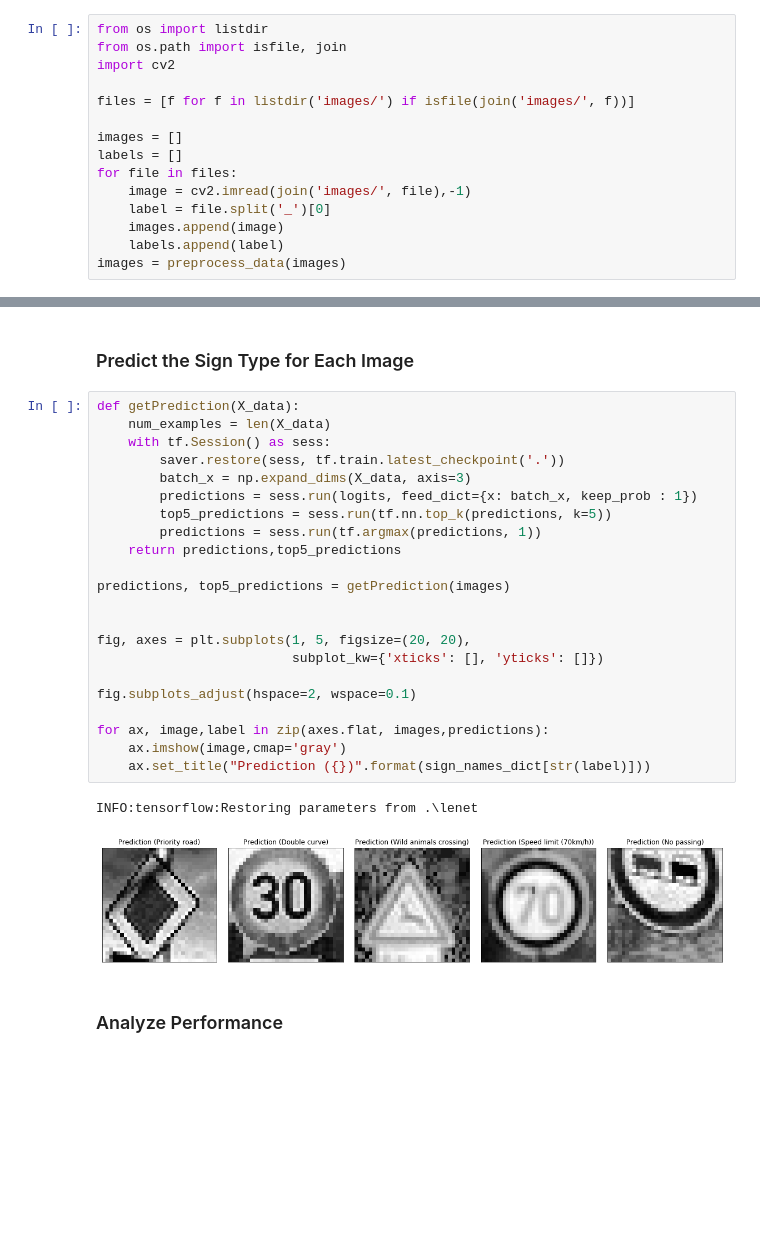
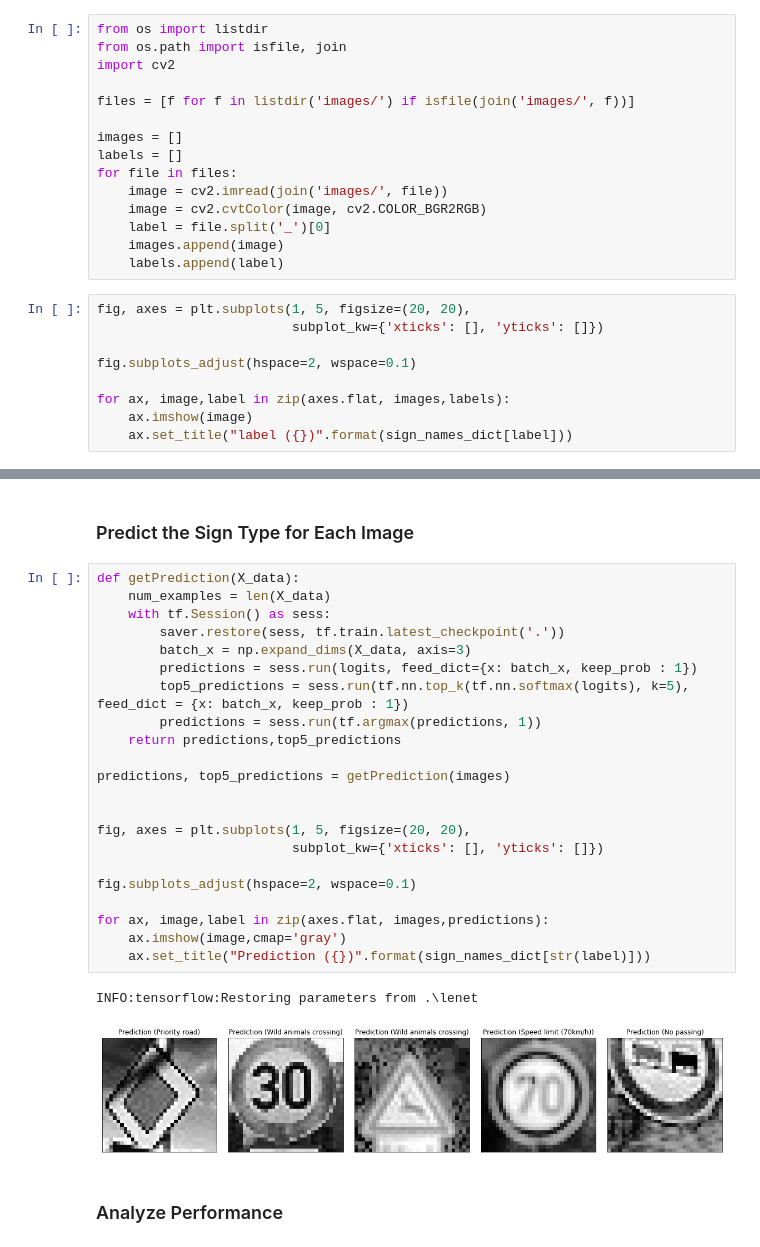
Before and after one commit to melsobky/carnd_T1_P2_tsc, a Jupyter notebook: Traffic_Sign_Classifier.ipynb, the cells around one changed output, grey strips where cells are left out. Drawn from its saved outputs; the diff is of its cells as text; blank space fills up the shorter version.

```diff
--- a/Traffic_Sign_Classifier.ipynb
+++ b/Traffic_Sign_Classifier.ipynb
@@ -517,8 +517,17 @@ files = [f for f in listdir('images/') if isfile(join('images/', f))]
 images = []
 labels = []
 for file in files:
-    image = cv2.imread(join('images/', file),-1)
+    image = cv2.imread(join('images/', file))
+    image = cv2.cvtColor(image, cv2.COLOR_BGR2RGB)
     label = file.split('_')[0]
     images.append(image)
     labels.append(label)
-images = preprocess_data(images)
+# %%
+fig, axes = plt.subplots(1, 5, figsize=(20, 20),
+                         subplot_kw={'xticks': [], 'yticks': []})
+
+fig.subplots_adjust(hspace=2, wspace=0.1)
+
+for ax, image,label in zip(axes.flat, images,labels):
+    ax.imshow(image)
+    ax.set_title("label ({})".format(sign_names_dict[label]))
@@ -540,28 +565,28 @@ for ax, image,label in zip(axes.flat, images,labels):
 # %%
 def getPrediction(X_data):
     num_examples = len(X_data)
     with tf.Session() as sess:
         saver.restore(sess, tf.train.latest_checkpoint('.'))
         batch_x = np.expand_dims(X_data, axis=3)
         predictions = sess.run(logits, feed_dict={x: batch_x, keep_prob : 1})
-        top5_predictions = sess.run(tf.nn.top_k(predictions, k=5))
+        top5_predictions = sess.run(tf.nn.top_k(tf.nn.softmax(logits), k=5), feed_dict = {x: batch_x, keep_prob : 1})
         predictions = sess.run(tf.argmax(predictions, 1))
     return predictions,top5_predictions
 
 predictions, top5_predictions = getPrediction(images)
 
 
 fig, axes = plt.subplots(1, 5, figsize=(20, 20),
                          subplot_kw={'xticks': [], 'yticks': []})
 
 fig.subplots_adjust(hspace=2, wspace=0.1)
 
 for ax, image,label in zip(axes.flat, images,predictions):
     ax.imshow(image,cmap='gray')
     ax.set_title("Prediction ({})".format(sign_names_dict[str(label)]))
 # %% [output]
 INFO:tensorflow:Restoring parameters from .\lenet
-[figure, old version]
+[figure, new version]
 # %% [markdown]
 ### Analyze Performance
 # %%
```
Also changed, not shown: parts of 15 cells of this notebook, 30 other files.
